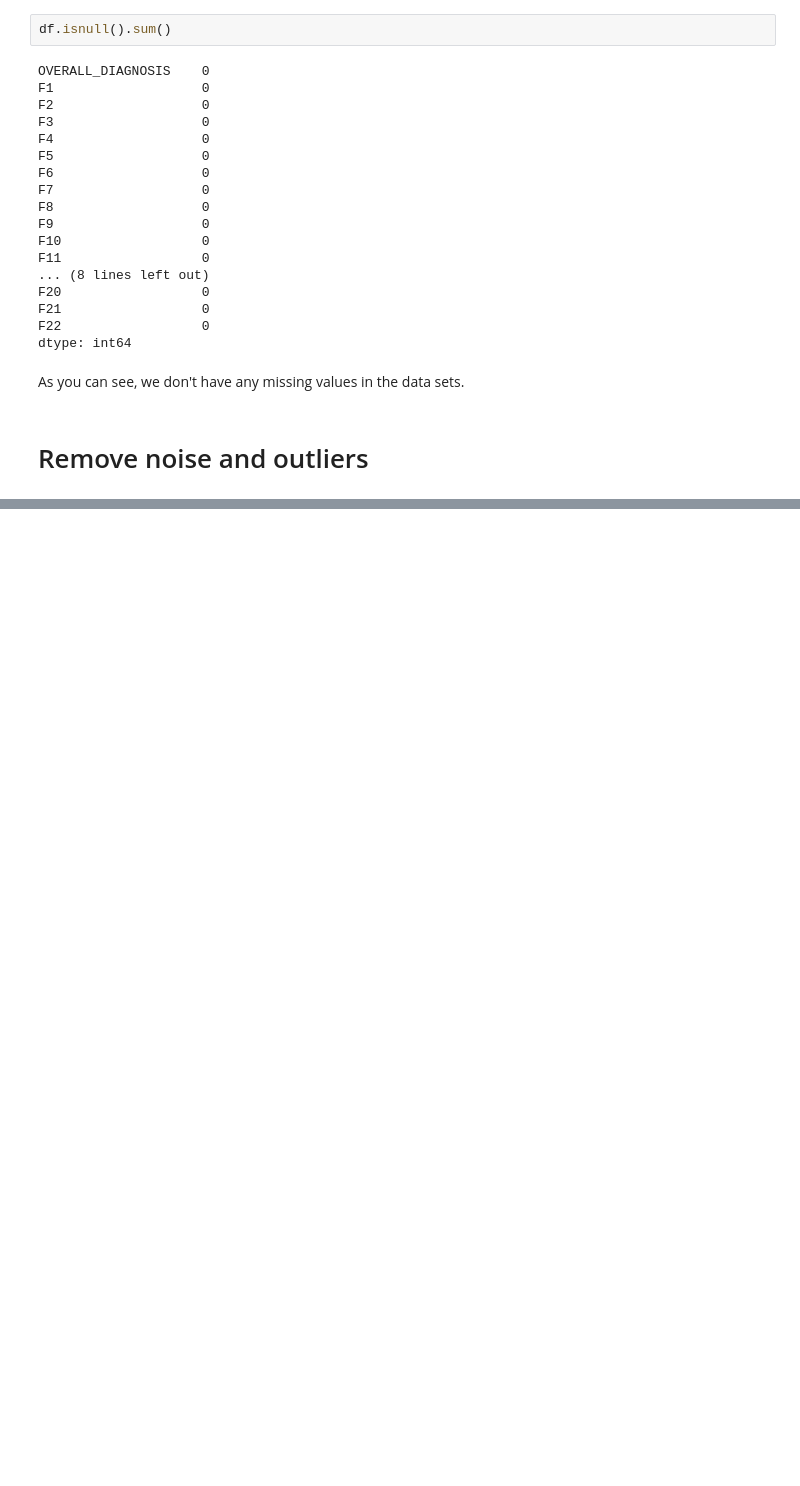
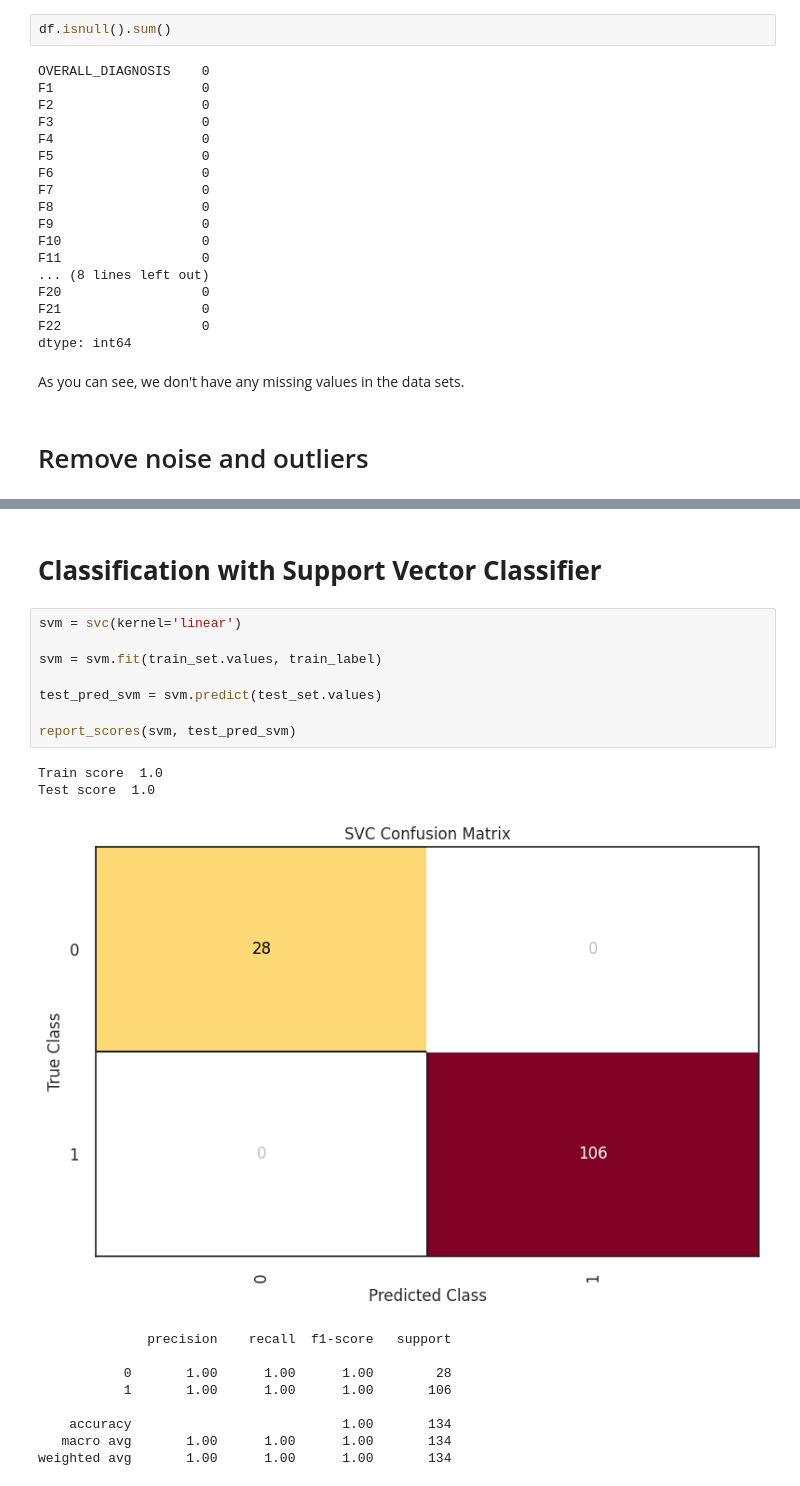
Before and after one commit to ErfanMomeniii/spect-detection, a Jupyter notebook: main.ipynb, the cells around one changed output, grey strips where cells are left out. Drawn from its saved outputs; the diff is of its cells as text; blank space fills up the shorter version.

```diff
--- a/main.ipynb
+++ b/main.ipynb
@@ -84,0 +177,22 @@ df.describe()
+# %% [markdown]
+# **Classification with Support Vector Classifier**
+# %%
+svm = svc(kernel='linear')
+
+svm = svm.fit(train_set.values, train_label)
+
+test_pred_svm = svm.predict(test_set.values)
+
+report_scores(svm, test_pred_svm)
+# %% [output]
+Train score  1.0
+Test score  1.0
+[figure, added]
+              precision    recall  f1-score   support
+
+           0       1.00      1.00      1.00        28
+           1       1.00      1.00      1.00       106
+
+    accuracy                           1.00       134
+   macro avg       1.00      1.00      1.00       134
+weighted avg       1.00      1.00      1.00       134
```
Also changed, not shown: parts of 18 cells of this notebook.
